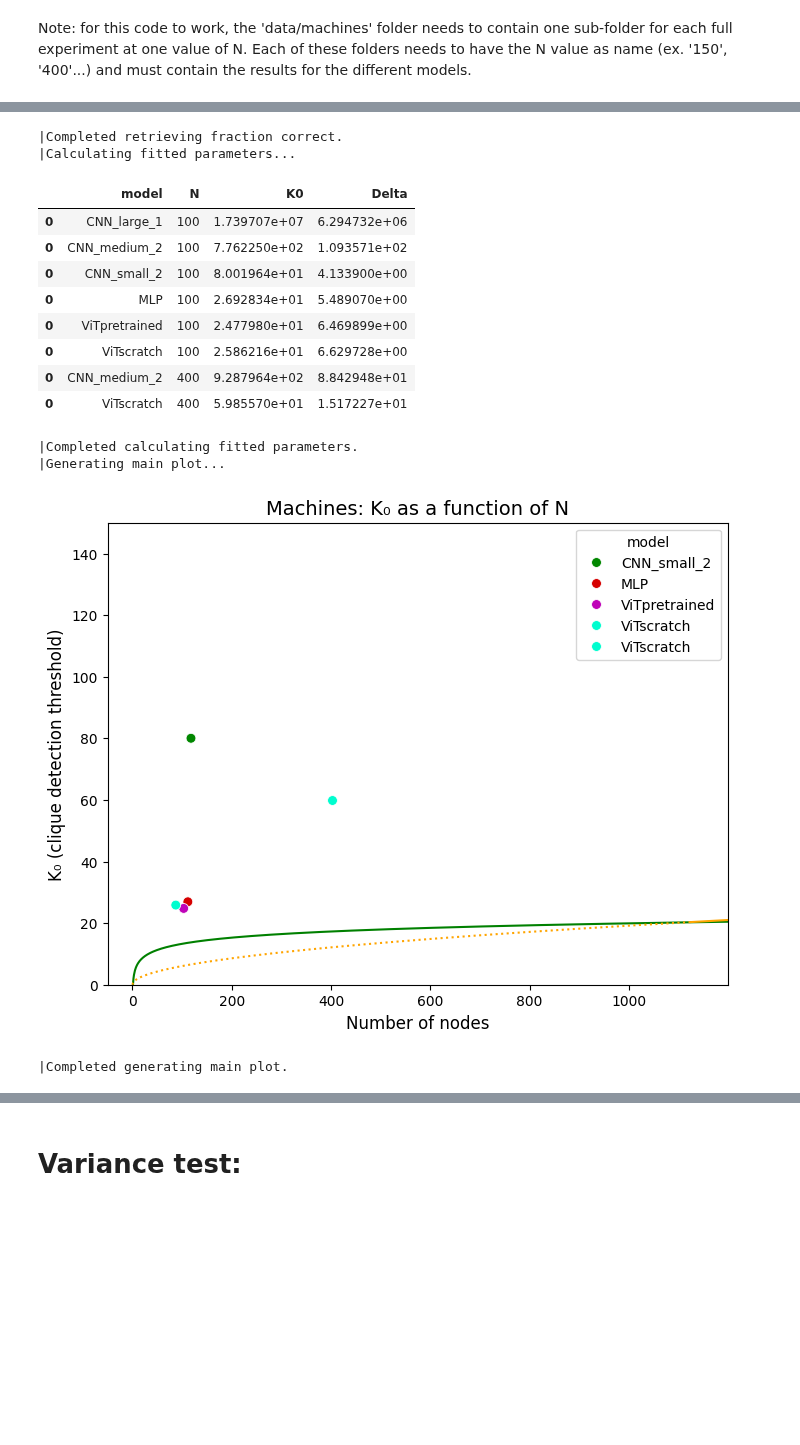
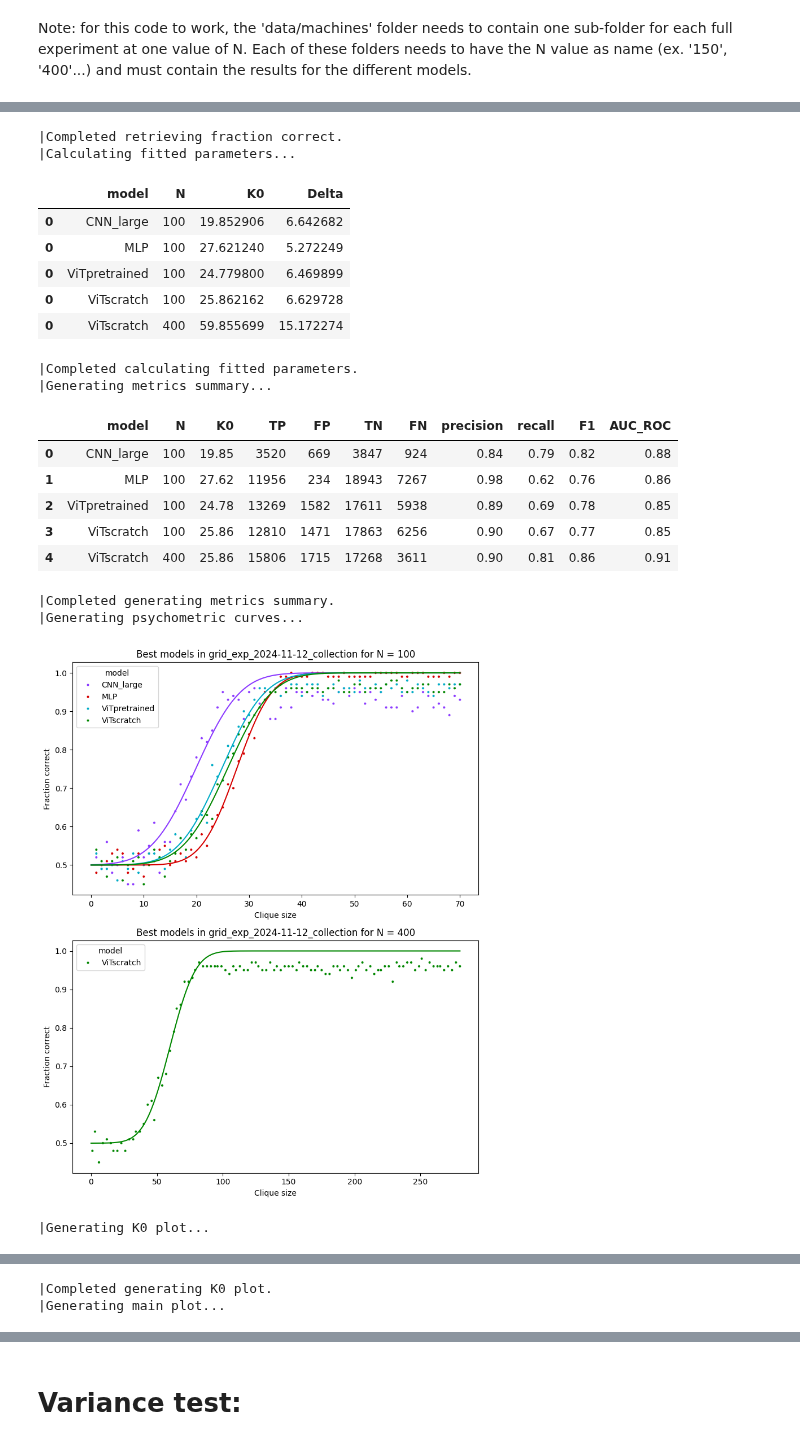
Before and after one commit to danieletirinnanzi/HUPLACLIP-analysis, a Jupyter notebook: data_analysis/HUPLACLIP-combined-analysis.ipynb, the cells around one changed output, grey strips where cells are left out. Cells and saved outputs as stored; diff of their text form; code cells hidden in the pictures; blank space fills up the shorter version.

```diff
--- a/data_analysis/HUPLACLIP-combined-analysis.ipynb
+++ b/data_analysis/HUPLACLIP-combined-analysis.ipynb
@@ -447,34 +447,13 @@ class MachinesAnalysisPipeline:
         self.experiment_name = experiment_name
 
         # Define names of all models
-        model_names = ['MLP', 'CNN_small_1', 'CNN_small_2', 'CNN_medium_1', 'CNN_medium_2', 'CNN_large_1', 'CNN_large_2', 'CNN_rudy', 'VGG16scratch', 'ResNet50scratch', 'GoogLeNetscratch', 'ViTscratch', 'VGG16pretrained', 'ResNet50pretrained', 'GoogLeNetpretrained', 'ViTpretrained']
-        # Associate a color to each group of models:
-        # - MLP:
-        my_palette_MLP = sns.color_palette(cc.glasbey, len(model_names))[0]
-        # - CNNs:
-        my_palette_CNN = sns.color_palette(cc.glasbey, len(model_names))[1:8]
-        # - Scratch models:
-        my_palette_scratch = sns.color_palette(cc.glasbey, len(model_names))[8:12]
-        # - Pretrained models:
-        my_palette_pretrained = sns.color_palette(cc.glasbey, len(model_names))[12:16]
+        model_names = ['MLP', 'CNN_large', 'ViTscratch', 'ViTpretrained']
         # defining custom palette:
         my_palette = {
-            'MLP': my_palette_MLP,
-            'CNN_small_1': my_palette_CNN[0],
-            'CNN_small_2': my_palette_CNN[1],
-            'CNN_medium_1' : my_palette_CNN[2],
-            'CNN_medium_2' : my_palette_CNN[3],
-            'CNN_large_1' : my_palette_CNN[4],
-            'CNN_large_2' : my_palette_CNN[5],
-            'CNN_rudy' : my_palette_CNN[6],
-            'VGG16scratch': my_palette_scratch[0],
-            'ResNet50scratch': my_palette_scratch[1],
-            'GoogLeNetscratch': my_palette_scratch[2],
-            'ViTscratch': my_palette_scratch[3],
-            'VGG16pretrained': my_palette_pretrained[0],
-            'ResNet50pretrained': my_palette_pretrained[1],
-            'GoogLeNetpretrained': my_palette_pretrained[2],
-            'ViTpretrained': my_palette_pretrained[3]
+            'MLP': sns.color_palette(cc.glasbey, len(model_names))[0],
+            'CNN_large' : sns.color_palette(cc.glasbey, len(model_names))[1],
+            'ViTscratch': sns.color_palette(cc.glasbey, len(model_names))[2],
+            'ViTpretrained': sns.color_palette(cc.glasbey, len(model_names))[3]
         }
         self.my_palette = my_palette
 
@@ -730,14 +709,14 @@ class MachinesAnalysisPipeline:
     def run_machines_pipeline(self):
         self.retrieve_fraction_correct()
         self.calculate_fitted_params()
-        # self.metrics_summary()
-        # self.generate_psychometrics()
-        # self.generate_k0_plots()
+        self.metrics_summary()
+        self.generate_psychometrics()
+        self.generate_k0_plots()
         self.generate_main_plot()
         return self.df_machines_fitted_params
 # %%
 # Instantiate the pipeline with the experiment name
-machines_pipeline = MachinesAnalysisPipeline(experiment_name="2024-11-05_grid-exp-100-400")
+machines_pipeline = MachinesAnalysisPipeline(experiment_name="grid_exp_2024-11-12_collection")
 
 # Run the entire pipeline
 df_machines_fitted_params = machines_pipeline.run_machines_pipeline()
@@ -759,15 +738,20 @@ df_machines_fitted_params = machines_pipeline.run_machines_pipeline()
 |Completed retrieving fraction correct.
 |Calculating fitted parameters...
 |  | model | N | K0 | Delta |
-| 0 | CNN_large_1 | 100 | 1.739707e+07 | 6.294732e+06 |
-| 0 | CNN_medium_2 | 100 | 7.762250e+02 | 1.093571e+02 |
-| 0 | CNN_small_2 | 100 | 8.001964e+01 | 4.133900e+00 |
-| 0 | MLP | 100 | 2.692834e+01 | 5.489070e+00 |
-| 0 | ViTpretrained | 100 | 2.477980e+01 | 6.469899e+00 |
-| 0 | ViTscratch | 100 | 2.586216e+01 | 6.629728e+00 |
-| 0 | CNN_medium_2 | 400 | 9.287964e+02 | 8.842948e+01 |
-| 0 | ViTscratch | 400 | 5.985570e+01 | 1.517227e+01 |
+| 0 | CNN_large | 100 | 19.852906 | 6.642682 |
+| 0 | MLP | 100 | 27.621240 | 5.272249 |
+| 0 | ViTpretrained | 100 | 24.779800 | 6.469899 |
+| 0 | ViTscratch | 100 | 25.862162 | 6.629728 |
+| 0 | ViTscratch | 400 | 59.855699 | 15.172274 |
 |Completed calculating fitted parameters.
-|Generating main plot...
+|Generating metrics summary...
+|  | model | N | K0 | TP | FP | TN | FN | precision | recall | F1 | AUC_ROC |
+| 0 | CNN_large | 100 | 19.85 | 3520 | 669 | 3847 | 924 | 0.84 | 0.79 | 0.82 | 0.88 |
+| 1 | MLP | 100 | 27.62 | 11956 | 234 | 18943 | 7267 | 0.98 | 0.62 | 0.76 | 0.86 |
+| 2 | ViTpretrained | 100 | 24.78 | 13269 | 1582 | 17611 | 5938 | 0.89 | 0.69 | 0.78 | 0.85 |
+| 3 | ViTscratch | 100 | 25.86 | 12810 | 1471 | 17863 | 6256 | 0.90 | 0.67 | 0.77 | 0.85 |
+| 4 | ViTscratch | 400 | 25.86 | 15806 | 1715 | 17268 | 3611 | 0.90 | 0.81 | 0.86 | 0.91 |
+|Completed generating metrics summary.
+|Generating psychometric curves...
-[figure, old version]
+[figure, new version]
-|Completed generating main plot.
+|Generating K0 plot...
@@ -773,0 +759,2 @@ df_machines_fitted_params = machines_pipeline.run_machines_pipeline()
+|Completed generating K0 plot.
+|Generating main plot...
```
Also changed, not shown: parts of 1 cell of this notebook, 10 other files.
